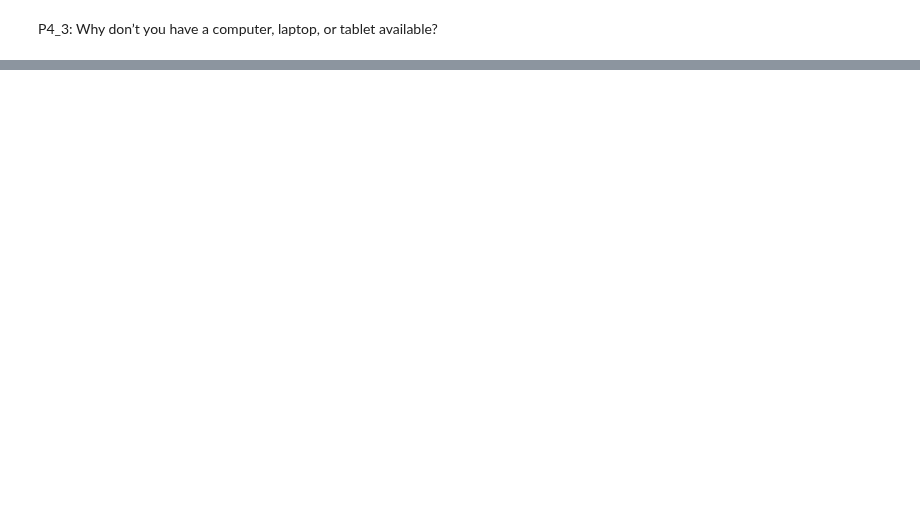
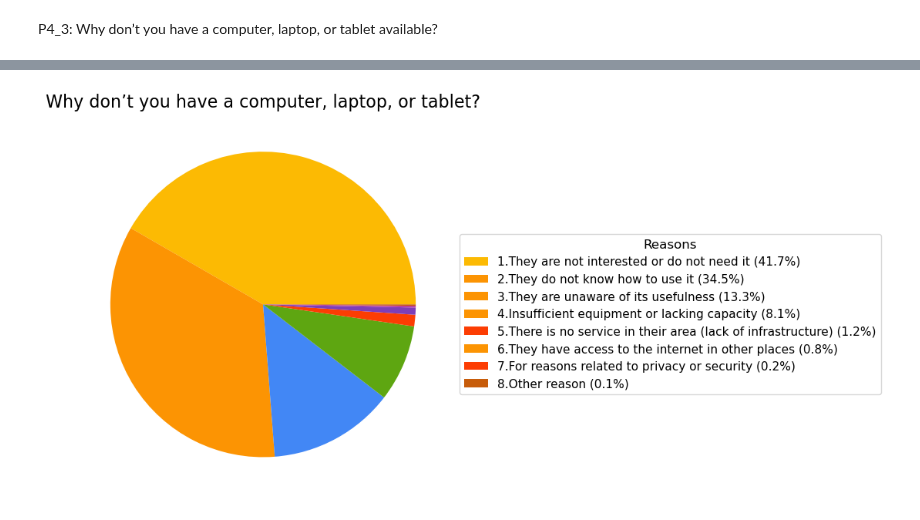
Before and after one commit to aleaguilar0094-ops/Mexican-National-Survey, a Jupyter notebook: Data analysis.ipynb, the cells around one changed output, grey strips where cells are left out. Drawn from its saved outputs; the diff is of its cells as text; code cells hidden in the pictures; blank space fills up the shorter version.

Commit message:
The pie chart was finished

```diff
--- a/Data analysis.ipynb
+++ b/Data analysis.ipynb
@@ -185,0 +90,51 @@ NameError: name 'counts' is not defined
+# %%
+import matplotlib.pyplot as plt
+
+percentages = counts / counts.sum() * 100
+
+
+fig, ax = plt.subplots(figsize= (10, 8))
+
+pie_labels = [
+    '1.They are not interested or do not need it',
+    '2.They do not know how to use it',
+    '3.They are unaware of its usefulness',
+    '4.Insufficient equipment or lacking capacity',
+    '5.There is no service in their area (lack of infrastructure)',
+    '6.They have access to the internet in other places',
+    '7.For reasons related to privacy or security',
+    '8.Other reason'
+        ]
+
+pie_colors = ['#fcba03', '#fc9403', '#4287f5', '#5ea611',
+              '#fc3d03', '#7d3eb8', '#b83ea5', '#c75c0a']
+
+legend_labels = [
+    f"{label} ({pct:.1f}%)"
+    for label, pct in zip(pie_labels, percentages)
+        ]
+ax.pie(
+    counts,
+    labels= None,
+    colors= pie_colors
+)
+
+# Leyenda
+ax.legend(
+    wedges,
+    legend_labels,
+    title="Reasons",
+    bbox_to_anchor=(1, 0.7),
+    fontsize=11,
+    title_fontsize=12
+)
+
+ax.set_title(
+    'Why don’t you have a computer, laptop, or tablet?',
+    fontsize=16
+)
+
+plt.tight_layout()
+plt.show()
+# %% [output]
+[figure, added]
```
Also changed, not shown: parts of 2 cells of this notebook.
